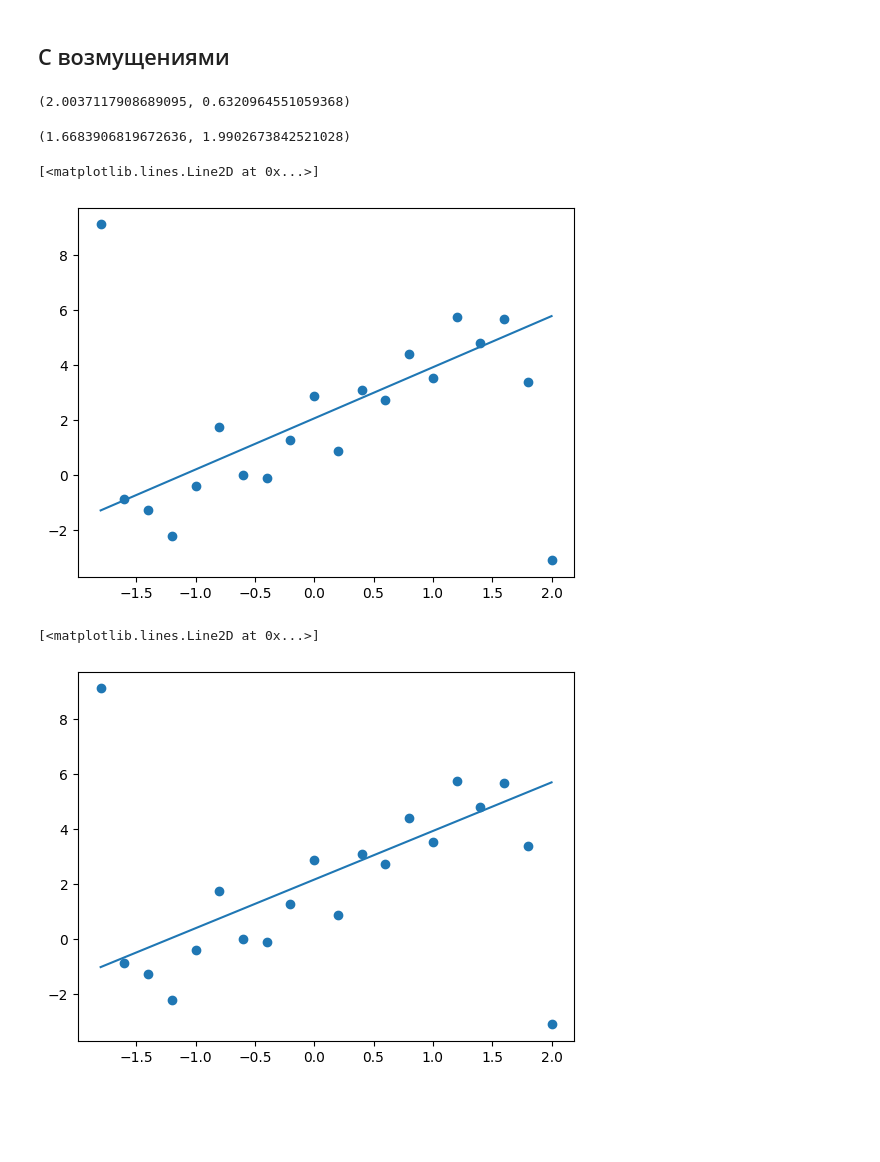
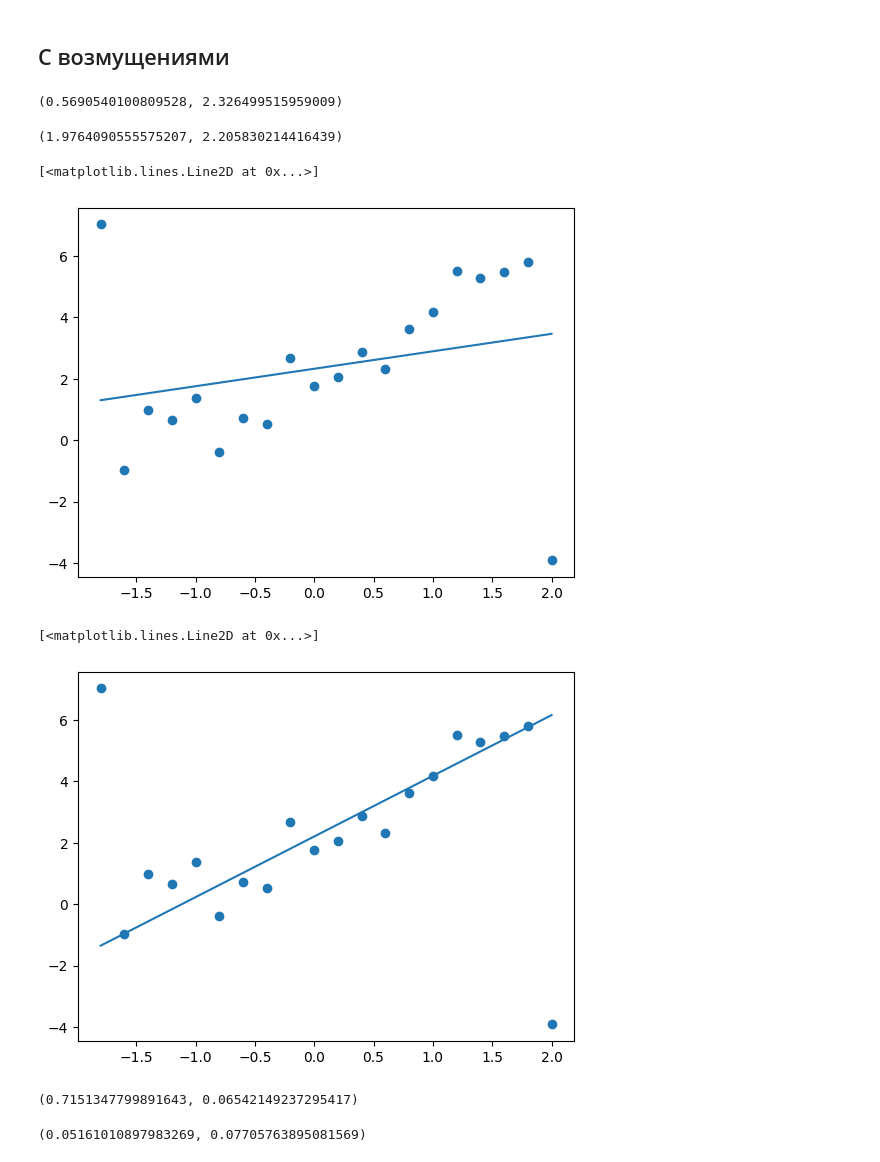
Before and after one commit to vladimir-skvortsov/spbstu-mathematical-statistics, a Jupyter notebook: lab6/lab6.ipynb, the cells around one changed output. Cells and saved outputs as stored; diff of their text form; code cells hidden in the pictures; blank space fills up the shorter version.

```diff
--- a/lab6/lab6.ipynb
+++ b/lab6/lab6.ipynb
@@ -18,2 +28,12 @@ plt.scatter(x, y)
+# %%
+def lad(x, y):
+  def abs_error(b, *data):
+      x, y = data
+      y_predict = b[0] + b[1] * x
+      return np.linalg.norm(y - y_predict, ord=1)
+
+  b, a = sp.optimize.minimize(abs_error, [0, 1], args=(x, y)).x
+
+  return a, b
 # %% [markdown]
 ## Метод наименьших квадратов
@@ -77,12 +70,7 @@ plt.plot(x_p, y_p)
 # %% [markdown]
 ## С возмущениями
 # %%
+x_mod = x.copy()
 y_mod = y.copy()
 y_mod[0] += 10
 y_mod[-1] -= 10
-A_mod = np.vstack([x, np.ones(len(x))]).T
-# %%
-b_sq_mod, a_sq_mod = np.linalg.lstsq(A_mod, y_mod, rcond=None)[0]
-a_sq_mod, b_sq_mod
-# %% [output]
-(2.0037117908689095, 0.6320964551059368)
@@ -92,23 +77,36 @@ def residuals(params):
+# %%
+a_sq_mod, b_sq_mod = lsm(x_mod, y_mod)
+a_sq_mod, b_sq_mod
+# %% [output]
+(0.5690540100809528, 2.326499515959009)
 # %%
-a_abs_mod, b_abs_mod = minimize(err_func, [0, 0], args=(x, y_mod)).x
+a_abs_mod, b_abs_mod = lad(x_mod, y_mod)
 a_abs_mod, b_abs_mod
 # %% [output]
-(1.6683906819672636, 1.9902673842521028)
+(1.9764090555575207, 2.205830214416439)
 # %%
 plt.scatter(x, y_mod)
 
 x_p = np.linspace(a, b, 100)
-y_p = x_p * a_sq + b_sq
+y_p = x_p * a_sq_mod + b_sq_mod
 plt.plot(x_p, y_p)
 # %% [output]
 [<matplotlib.lines.Line2D at 0x...>]
-[figure, old version]
+[figure, new version]
 # %%
 plt.scatter(x, y_mod)
 
 x_p = np.linspace(a, b, 100)
-y_p = x_p * a_abs + b_abs
+y_p = x_p * a_abs_mod + b_abs_mod
 plt.plot(x_p, y_p)
 # %% [output]
 [<matplotlib.lines.Line2D at 0x...>]
-[figure, old version]
+[figure, new version]
+# %%
+abs(a_sq - a_sq_mod) / a_sq, abs(b_sq - b_sq_mod) / b_sq
+# %% [output]
+(0.7151347799891643, 0.06542149237295417)
+# %%
+abs(a_abs - a_abs_mod) / a_abs, abs(b_abs - b_abs_mod) / b_abs
+# %% [output]
+(0.05161010897983269, 0.07705763895081569)
```
Also changed, not shown: parts of 11 cells of this notebook, 22 other files.
